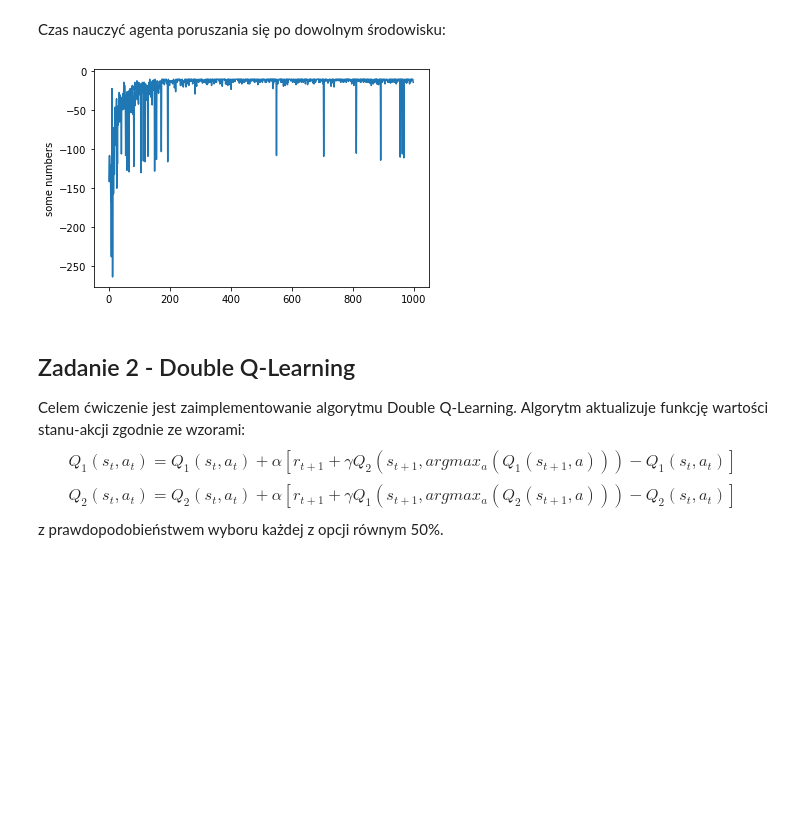
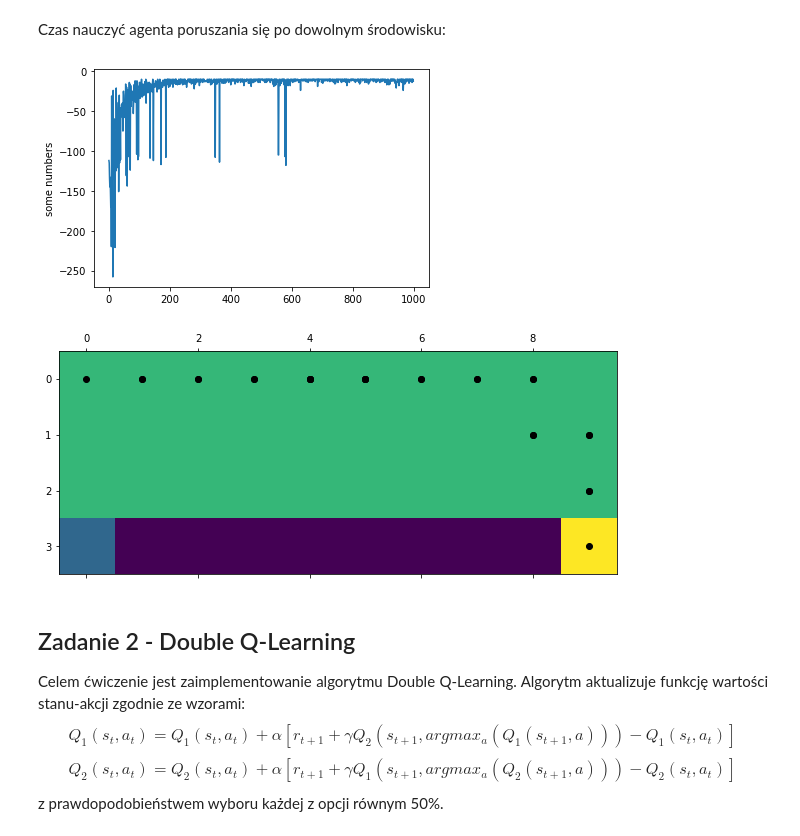
Before and after one commit to klima7/RL1-Exercises, a Jupyter notebook: notebook-3.ipynb, the cells around one changed output. Cells and saved outputs as stored; diff of their text form; code cells hidden in the pictures; blank space fills up the shorter version.

```diff
--- a/notebook-3.ipynb
+++ b/notebook-3.ipynb
@@ -215,17 +215,19 @@ def play_and_train(env, agent):
 # %%
 environment = CliffWorld()
 agent = SARSALambdaAgent(alpha=0.1, epsilon=0.1, discount=0.99,
                    get_legal_actions=environment.get_possible_actions, lambda_value = 0.5)
 
 rewards = []
 for i in range(1000):
     rewards.append(play_and_train(environment, agent))
 
 plt.plot(rewards)
 plt.ylabel('some numbers')
 plt.show()
+environment.draw()
 # %% [output]
-[figure, old version]
+[figure, new version]
+[figure, added]
 # %% [markdown]
 ## Zadanie 2 - Double Q-Learning
 
```
Also changed, not shown: parts of 1 cell of this notebook.
